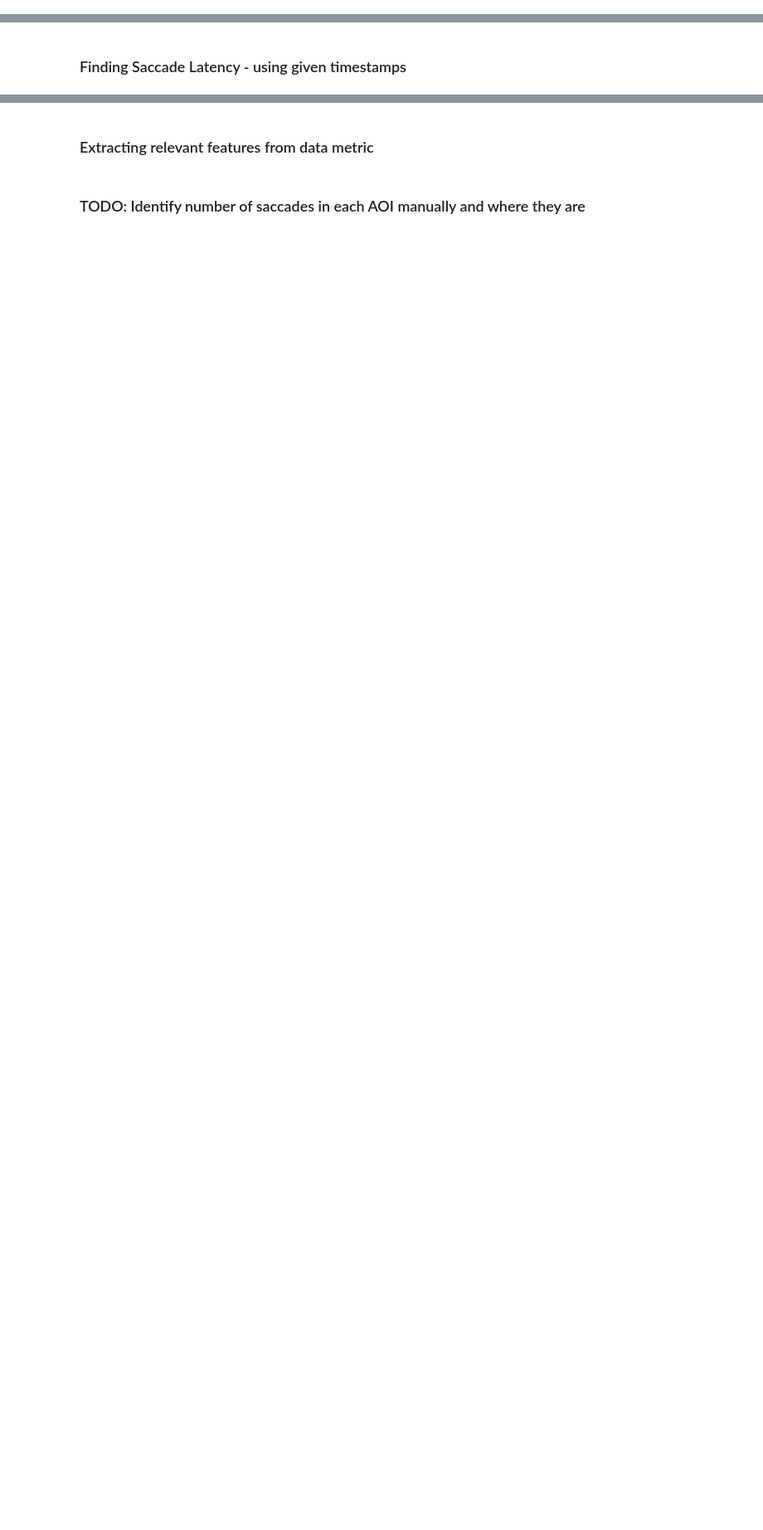
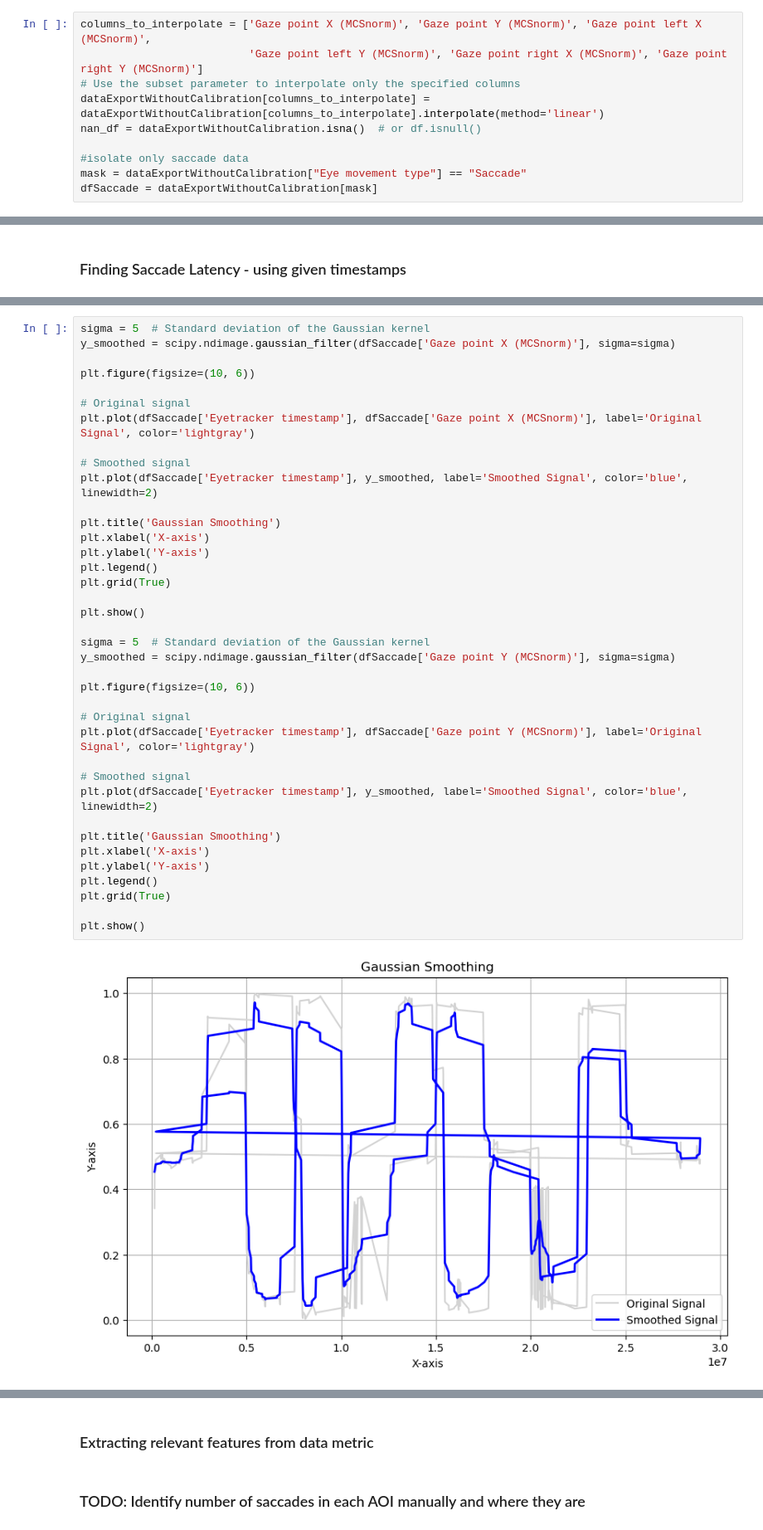
Before and after one commit to AI4VSLab/amblyopia, a Jupyter notebook: DataPreprocessing.ipynb, the cells around one changed output, grey strips where cells are left out. Shown at 83% size. Cells and saved outputs as stored; diff of their text form; blank space fills up the shorter version.

Commit message:
cleaned up code, added smoothing, interpolation, time based extraction, latency threshold

```diff
--- a/DataPreprocessing.ipynb
+++ b/DataPreprocessing.ipynb
@@ -103,0 +90,10 @@ dfSaccade = dfSaccade.dropna(subset=["Gaze point X (MCSnorm)", "Gaze point Y (MC
+# %%
+columns_to_interpolate = ['Gaze point X (MCSnorm)', 'Gaze point Y (MCSnorm)', 'Gaze point left X (MCSnorm)',
+                          'Gaze point left Y (MCSnorm)', 'Gaze point right X (MCSnorm)', 'Gaze point right Y (MCSnorm)']
+# Use the subset parameter to interpolate only the specified columns
+dataExportWithoutCalibration[columns_to_interpolate] = dataExportWithoutCalibration[columns_to_interpolate].interpolate(method='linear')
+nan_df = dataExportWithoutCalibration.isna()  # or df.isnull()
+
+#isolate only saccade data
+mask = dataExportWithoutCalibration["Eye movement type"] == "Saccade"
+dfSaccade = dataExportWithoutCalibration[mask]
@@ -300,0 +358,40 @@ defaultdict(int,
+# %%
+sigma = 5  # Standard deviation of the Gaussian kernel
+y_smoothed = scipy.ndimage.gaussian_filter(dfSaccade['Gaze point X (MCSnorm)'], sigma=sigma)
+
+plt.figure(figsize=(10, 6))
+
+# Original signal
+plt.plot(dfSaccade['Eyetracker timestamp'], dfSaccade['Gaze point X (MCSnorm)'], label='Original Signal', color='lightgray')
+
+# Smoothed signal
+plt.plot(dfSaccade['Eyetracker timestamp'], y_smoothed, label='Smoothed Signal', color='blue', linewidth=2)
+
+plt.title('Gaussian Smoothing')
+plt.xlabel('X-axis')
+plt.ylabel('Y-axis')
+plt.legend()
+plt.grid(True)
+
+plt.show()
+
+sigma = 5  # Standard deviation of the Gaussian kernel
+y_smoothed = scipy.ndimage.gaussian_filter(dfSaccade['Gaze point Y (MCSnorm)'], sigma=sigma)
+
+plt.figure(figsize=(10, 6))
+
+# Original signal
+plt.plot(dfSaccade['Eyetracker timestamp'], dfSaccade['Gaze point Y (MCSnorm)'], label='Original Signal', color='lightgray')
+
+# Smoothed signal
+plt.plot(dfSaccade['Eyetracker timestamp'], y_smoothed, label='Smoothed Signal', color='blue', linewidth=2)
+
+plt.title('Gaussian Smoothing')
+plt.xlabel('X-axis')
+plt.ylabel('Y-axis')
+plt.legend()
+plt.grid(True)
+
+plt.show()
+# %% [output]
+[figure, added]
```
Also changed, not shown: parts of 13 cells of this notebook.
